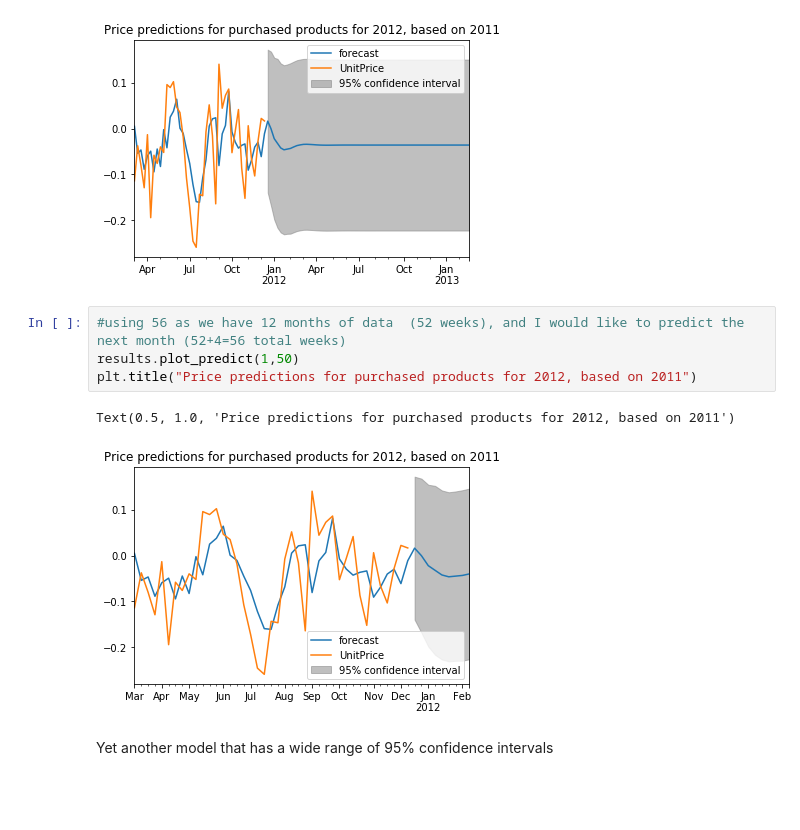
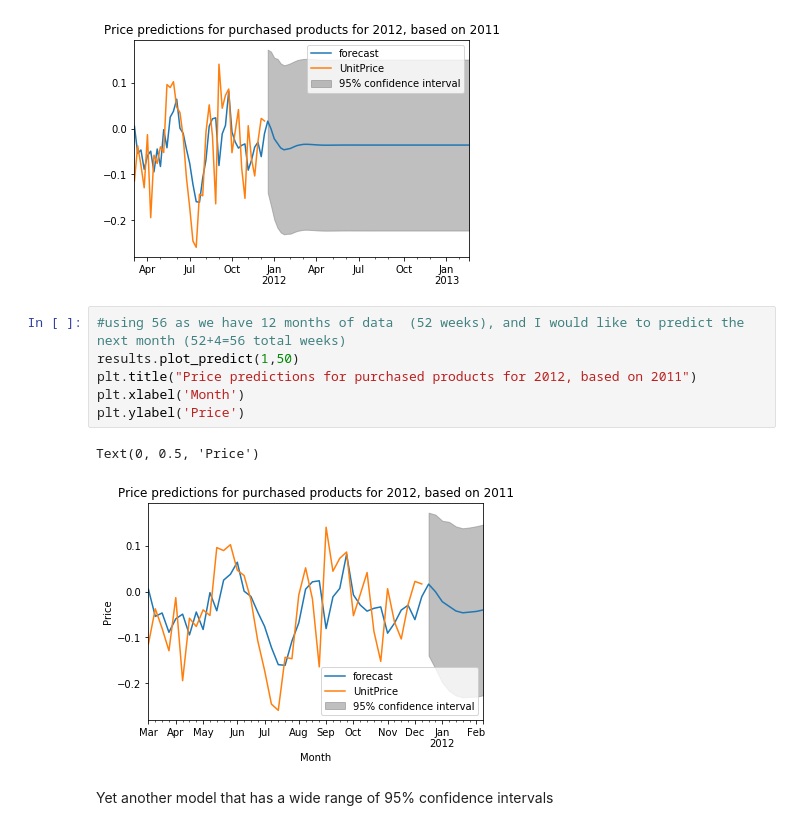
Before and after one commit to bhan-ds/Springboard-Capstone2, a Jupyter notebook: Capstone 2.ipynb, the cells around one changed output. Drawn from its saved outputs; the diff is of its cells as text; blank space fills up the shorter version.

```diff
--- a/Capstone 2.ipynb
+++ b/Capstone 2.ipynb
@@ -2197,10 +2213,12 @@ Text(0.5, 1.0, 'Price predictions for purchased products for 2012, based on 2011
 # %%
 #using 56 as we have 12 months of data  (52 weeks), and I would like to predict the next month (52+4=56 total weeks)
 results.plot_predict(1,50)
 plt.title("Price predictions for purchased products for 2012, based on 2011")
+plt.xlabel('Month')
+plt.ylabel('Price')
 # %% [output]
-Text(0.5, 1.0, 'Price predictions for purchased products for 2012, based on 2011')
+Text(0, 0.5, 'Price')
-[figure, old version]
+[figure, new version]
 # %% [markdown]
 Yet another model that has a wide range of 95% confidence intervals
 # %% [markdown]
```
Also changed, not shown: parts of 31 cells of this notebook, 2 other files.
